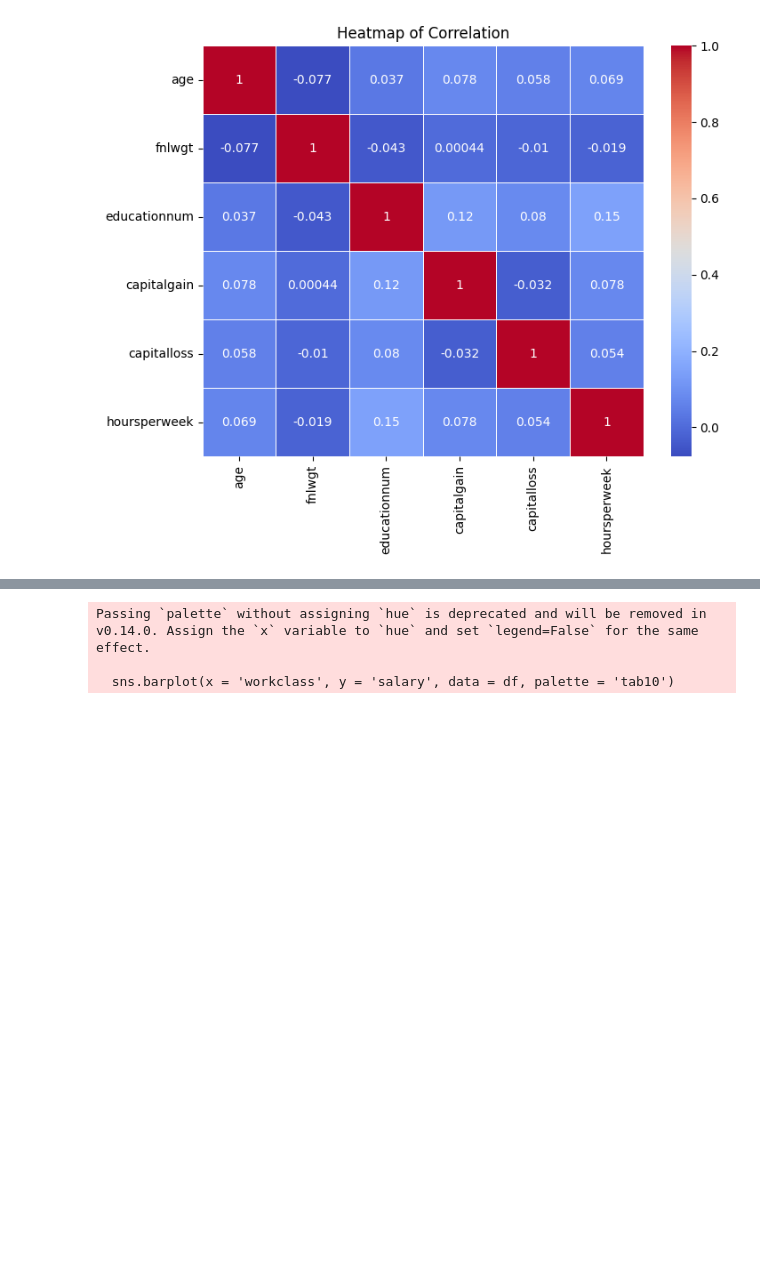
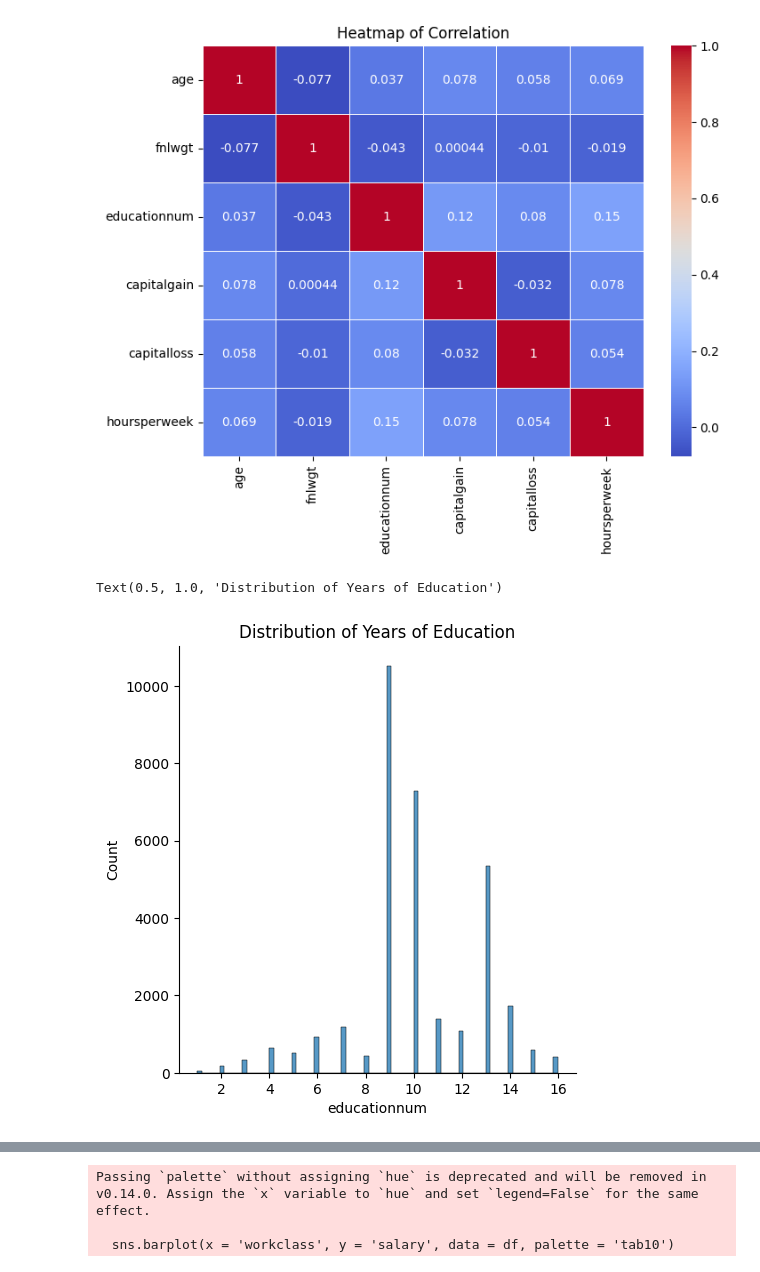
Before and after one commit to aryamankachroo/DTSC1302FinalGroupProject, a Jupyter notebook: DtscFinalProjectCode.ipynb, the cells around one changed output, grey strips where cells are left out. Saved outputs shown, nothing was run; the diff lists cells and outputs as text; code cells hidden in the pictures; blank space fills up the shorter version.

```diff
--- a/DtscFinalProjectCode.ipynb
+++ b/DtscFinalProjectCode.ipynb
@@ -133,6 +133,12 @@ plt.title('Heatmap of Correlation')
 plt.show()
 # %% [output]
 [figure]
+# %%
+sns.displot(x = df['educationnum'])
+plt.title('Distribution of Years of Education')
+# %% [output]
+Text(0.5, 1.0, 'Distribution of Years of Education')
+[figure, added]
 # %%
 df['salary'] = df['salary'].replace({' <=50K': 0, ' >50K': 1})
 #df['salary'] = df['salary'].astype(int)
```
Also changed, not shown: parts of 5 cells of this notebook.
